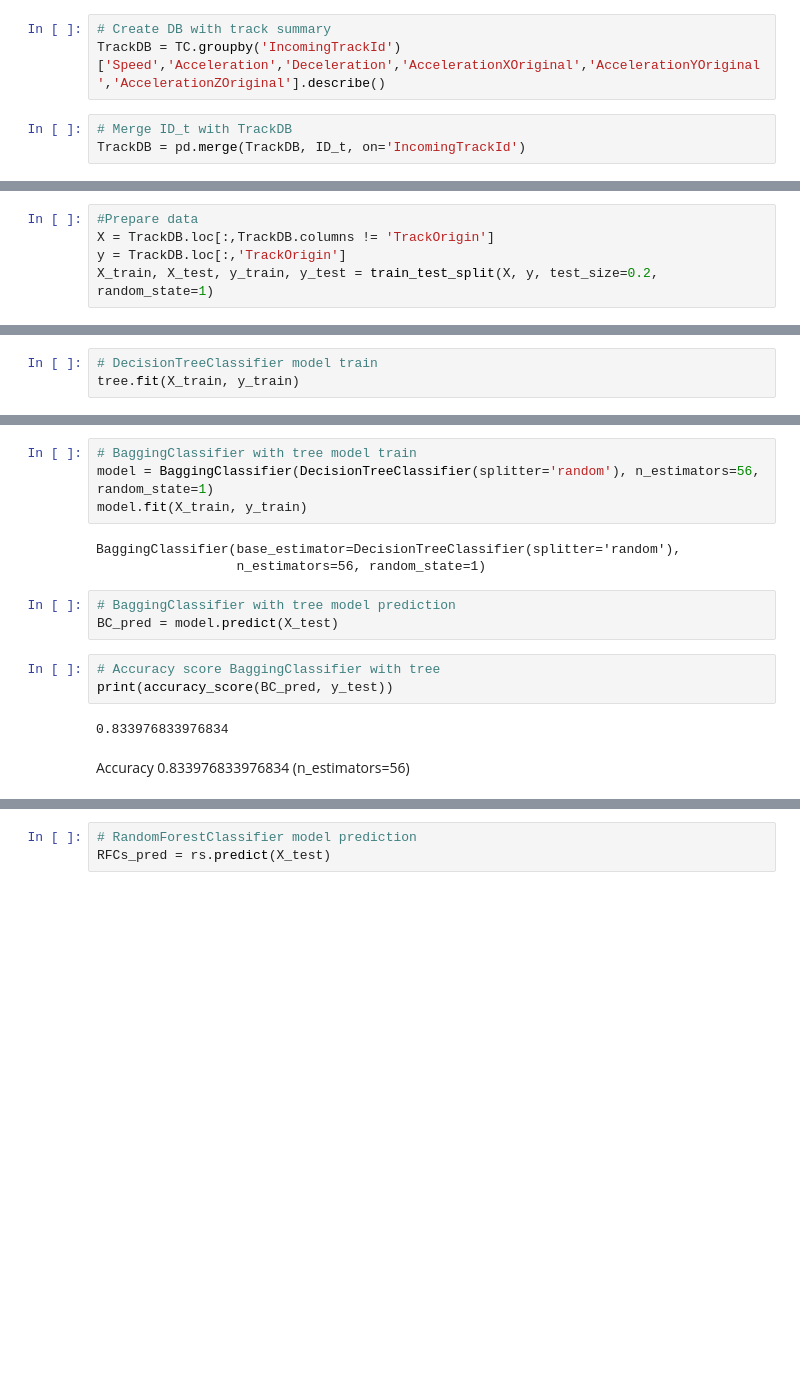
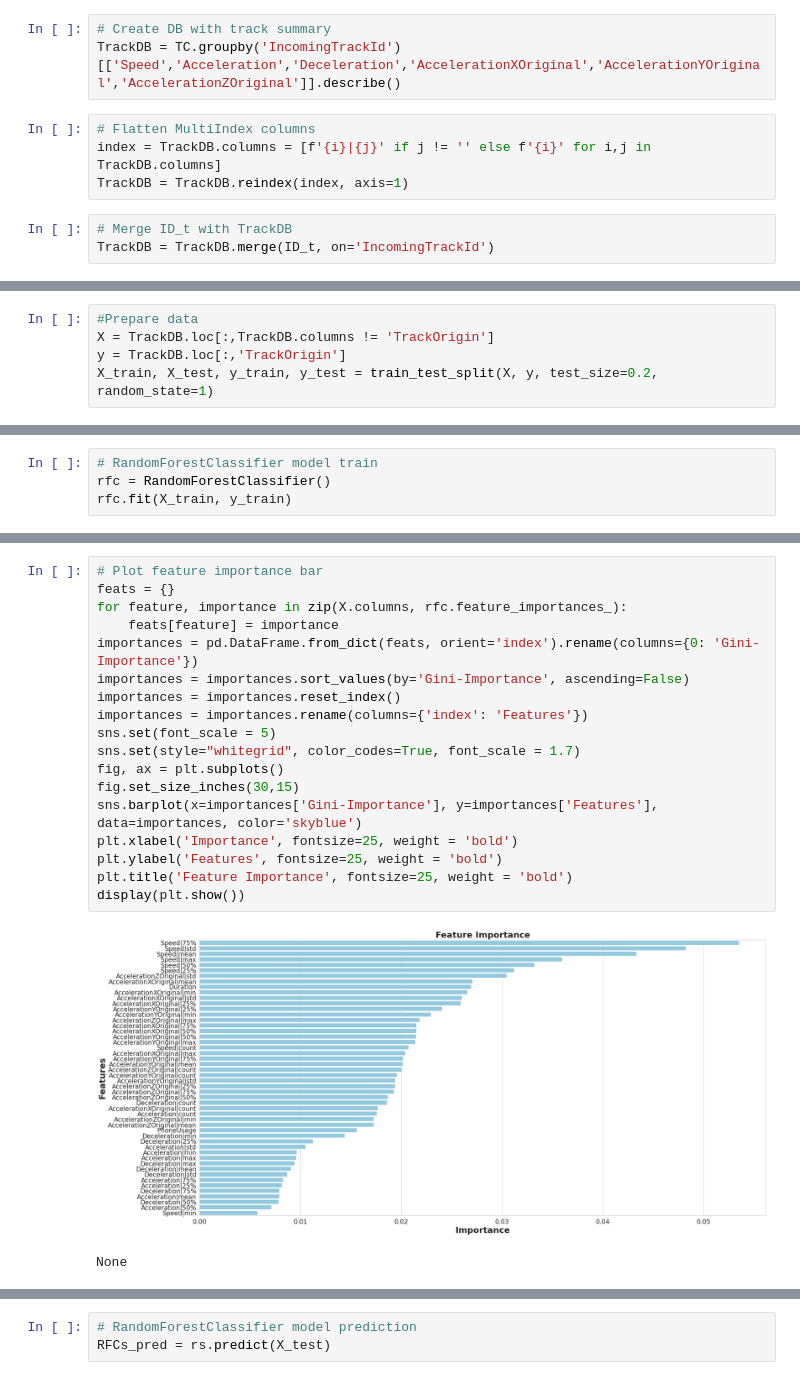
Before and after one commit to Cepera90/test, a Jupyter notebook: test_3.ipynb, the cells around one changed output, grey strips where cells are left out. Drawn from its saved outputs; the diff is of its cells as text; blank space fills up the shorter version.

```diff
--- a/test_3.ipynb
+++ b/test_3.ipynb
@@ -57,7 +58,11 @@ We see what standart deviation of Duration and PhoneUsage in passanger track dat
 ID_t = pd.DataFrame({'IncomingTrackId':RT['IncomingTrackId'],'TrackOrigin':RT['TrackOrigin'],'PhoneUsage':RT['PhoneUsage'],'Duration':RT['Duration']})
 # %%
 # Create DB with track summary
-TrackDB = TC.groupby('IncomingTrackId')['Speed','Acceleration','Deceleration','AccelerationXOriginal','AccelerationYOriginal','AccelerationZOriginal'].describe()
+TrackDB = TC.groupby('IncomingTrackId')[['Speed','Acceleration','Deceleration','AccelerationXOriginal','AccelerationYOriginal','AccelerationZOriginal']].describe()
+# %%
+# Flatten MultiIndex columns
+index = TrackDB.columns = [f'{i}|{j}' if j != '' else f'{i}' for i,j in TrackDB.columns]
+TrackDB = TrackDB.reindex(index, axis=1)
 # %%
 # Merge ID_t with TrackDB
-TrackDB = pd.merge(TrackDB, ID_t, on='IncomingTrackId')
+TrackDB = TrackDB.merge(ID_t, on='IncomingTrackId')
@@ -98,4 +84,5 @@ tree = DecisionTreeClassifier(criterion='entropy', max_depth=26, min_samples_lea
 # %%
-# DecisionTreeClassifier model train
-tree.fit(X_train, y_train)
+# RandomForestClassifier model train
+rfc = RandomForestClassifier()
+rfc.fit(X_train, y_train)
 # %% [output]
@@ -139,19 +100,23 @@ fi
-# %%
-# BaggingClassifier with tree model train
-model = BaggingClassifier(DecisionTreeClassifier(splitter='random'), n_estimators=56, random_state=1)
-model.fit(X_train, y_train)
-# %% [output]
-BaggingClassifier(base_estimator=DecisionTreeClassifier(splitter='random'),
-                  n_estimators=56, random_state=1)
-# %%
-# BaggingClassifier with tree model prediction
-BC_pred = model.predict(X_test)
-# %%
-# Accuracy score BaggingClassifier with tree
-print(accuracy_score(BC_pred, y_test))
-# %% [output]
-0.833976833976834
-# %% [markdown]
-Accuracy 0.833976833976834 (n_estimators=56)
+# %%
+# Plot feature importance bar
+feats = {}
+for feature, importance in zip(X.columns, rfc.feature_importances_):
+    feats[feature] = importance
+importances = pd.DataFrame.from_dict(feats, orient='index').rename(columns={0: 'Gini-Importance'})
+importances = importances.sort_values(by='Gini-Importance', ascending=False)
+importances = importances.reset_index()
+importances = importances.rename(columns={'index': 'Features'})
+sns.set(font_scale = 5)
+sns.set(style="whitegrid", color_codes=True, font_scale = 1.7)
+fig, ax = plt.subplots()
+fig.set_size_inches(30,15)
+sns.barplot(x=importances['Gini-Importance'], y=importances['Features'], data=importances, color='skyblue')
+plt.xlabel('Importance', fontsize=25, weight = 'bold')
+plt.ylabel('Features', fontsize=25, weight = 'bold')
+plt.title('Feature Importance', fontsize=25, weight = 'bold')
+display(plt.show())
+# %% [output]
+[figure, added]
+None
 # %%
 # Search parametrs RandomForestClassifier with RandomizedSearchCV
```
Also changed, not shown: parts of 17 cells of this notebook.
